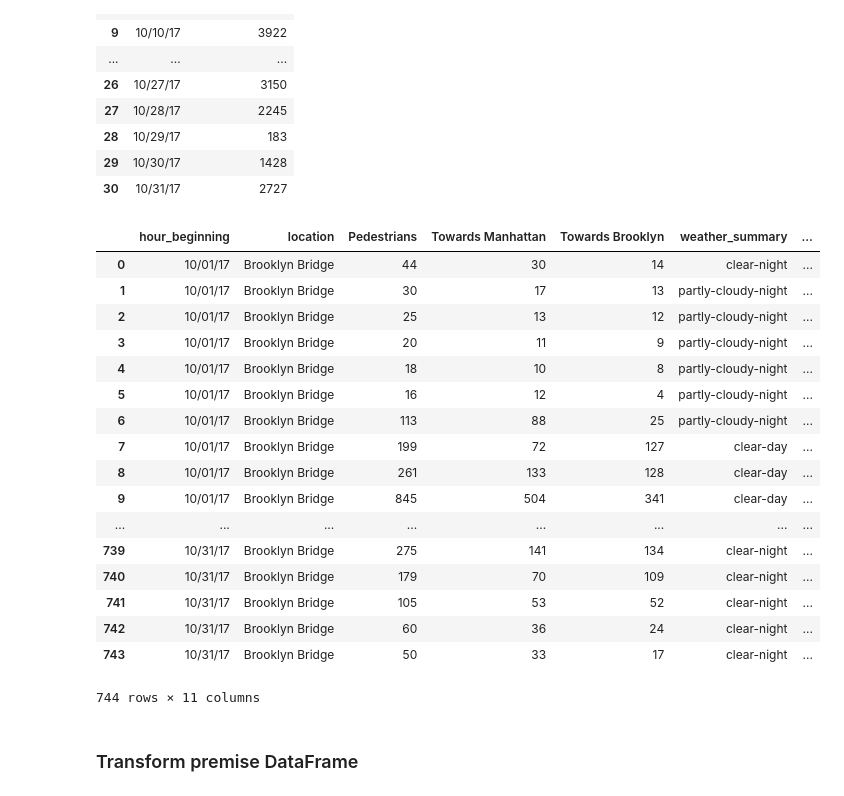
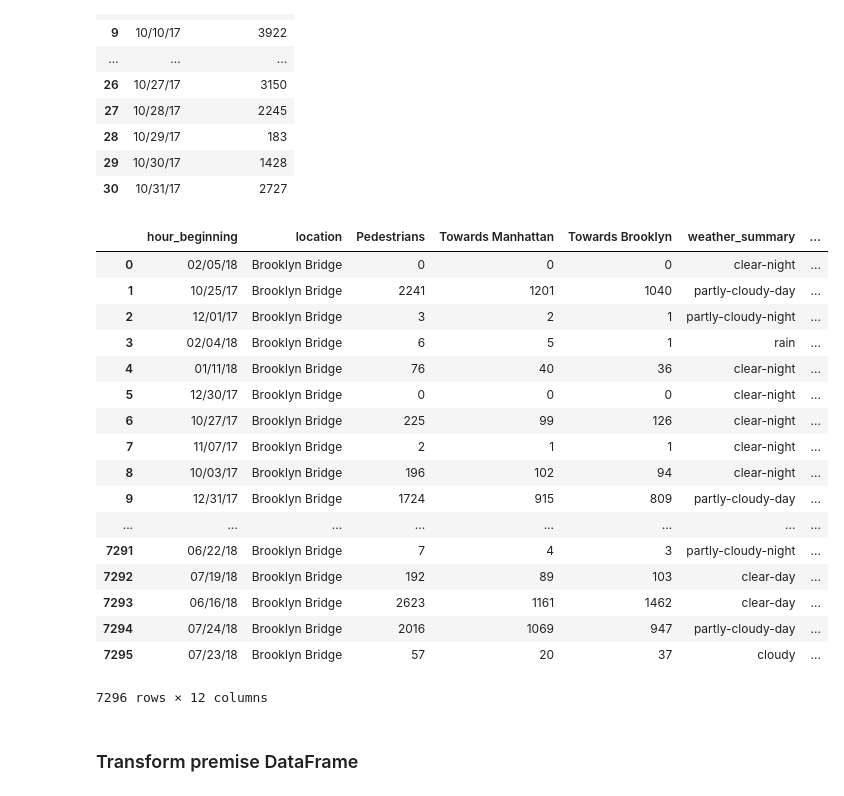
Before and after one commit to brittanikauf/ETL_Project, a Jupyter notebook: ETL_project.ipynb, the cells around one changed output. Cells and saved outputs as stored; diff of their text form; code cells hidden in the pictures.

```diff
--- a/ETL_project.ipynb
+++ b/ETL_project.ipynb
@@ -26,28 +28,28 @@ cyclist_df
 | 29 | 10/30/17 | 1428 |
 | 30 | 10/31/17 | 2727 |
 # %%
-pedestrian_file = ("../ETL project/pedestrian_counts.csv")
+pedestrian_file = ("../ETL project/Brooklyn_Bridge_Automated_Pedestrian_Counts_Demonstration_Project.csv")
 pedestrian_db = pd.read_csv(pedestrian_file)
 pedestrian_db
 # %% [output]
 |  | hour_beginning | location | Pedestrians | Towards Manhattan | Towards Brooklyn | weather_summary | ... |
-| 0 | 10/01/17 | Brooklyn Bridge | 44 | 30 | 14 | clear-night | ... |
-| 1 | 10/01/17 | Brooklyn Bridge | 30 | 17 | 13 | partly-cloudy-night | ... |
-| 2 | 10/01/17 | Brooklyn Bridge | 25 | 13 | 12 | partly-cloudy-night | ... |
-| 3 | 10/01/17 | Brooklyn Bridge | 20 | 11 | 9 | partly-cloudy-night | ... |
-| 4 | 10/01/17 | Brooklyn Bridge | 18 | 10 | 8 | partly-cloudy-night | ... |
-| 5 | 10/01/17 | Brooklyn Bridge | 16 | 12 | 4 | partly-cloudy-night | ... |
-| 6 | 10/01/17 | Brooklyn Bridge | 113 | 88 | 25 | partly-cloudy-night | ... |
-| 7 | 10/01/17 | Brooklyn Bridge | 199 | 72 | 127 | clear-day | ... |
-| 8 | 10/01/17 | Brooklyn Bridge | 261 | 133 | 128 | clear-day | ... |
-| 9 | 10/01/17 | Brooklyn Bridge | 845 | 504 | 341 | clear-day | ... |
+| 0 | 02/05/18 | Brooklyn Bridge | 0 | 0 | 0 | clear-night | ... |
+| 1 | 10/25/17 | Brooklyn Bridge | 2241 | 1201 | 1040 | partly-cloudy-day | ... |
+| 2 | 12/01/17 | Brooklyn Bridge | 3 | 2 | 1 | partly-cloudy-night | ... |
+| 3 | 02/04/18 | Brooklyn Bridge | 6 | 5 | 1 | rain | ... |
+| 4 | 01/11/18 | Brooklyn Bridge | 76 | 40 | 36 | clear-night | ... |
+| 5 | 12/30/17 | Brooklyn Bridge | 0 | 0 | 0 | clear-night | ... |
+| 6 | 10/27/17 | Brooklyn Bridge | 225 | 99 | 126 | clear-night | ... |
+| 7 | 11/07/17 | Brooklyn Bridge | 2 | 1 | 1 | clear-night | ... |
+| 8 | 10/03/17 | Brooklyn Bridge | 196 | 102 | 94 | clear-night | ... |
+| 9 | 12/31/17 | Brooklyn Bridge | 1724 | 915 | 809 | partly-cloudy-day | ... |
 | ... | ... | ... | ... | ... | ... | ... | ... |
-| 739 | 10/31/17 | Brooklyn Bridge | 275 | 141 | 134 | clear-night | ... |
-| 740 | 10/31/17 | Brooklyn Bridge | 179 | 70 | 109 | clear-night | ... |
-| 741 | 10/31/17 | Brooklyn Bridge | 105 | 53 | 52 | clear-night | ... |
-| 742 | 10/31/17 | Brooklyn Bridge | 60 | 36 | 24 | clear-night | ... |
-| 743 | 10/31/17 | Brooklyn Bridge | 50 | 33 | 17 | clear-night | ... |
+| 7291 | 06/22/18 | Brooklyn Bridge | 7 | 4 | 3 | partly-cloudy-night | ... |
+| 7292 | 07/19/18 | Brooklyn Bridge | 192 | 89 | 103 | clear-day | ... |
+| 7293 | 06/16/18 | Brooklyn Bridge | 2623 | 1161 | 1462 | clear-day | ... |
+| 7294 | 07/24/18 | Brooklyn Bridge | 2016 | 1069 | 947 | partly-cloudy-day | ... |
+| 7295 | 07/23/18 | Brooklyn Bridge | 57 | 20 | 37 | cloudy | ... |
-744 rows × 11 columns
+7296 rows × 12 columns
 # %% [markdown]
 ### Transform premise DataFrame
 # %%
```
Also changed, not shown: parts of 8 cells of this notebook, 1 other file.
